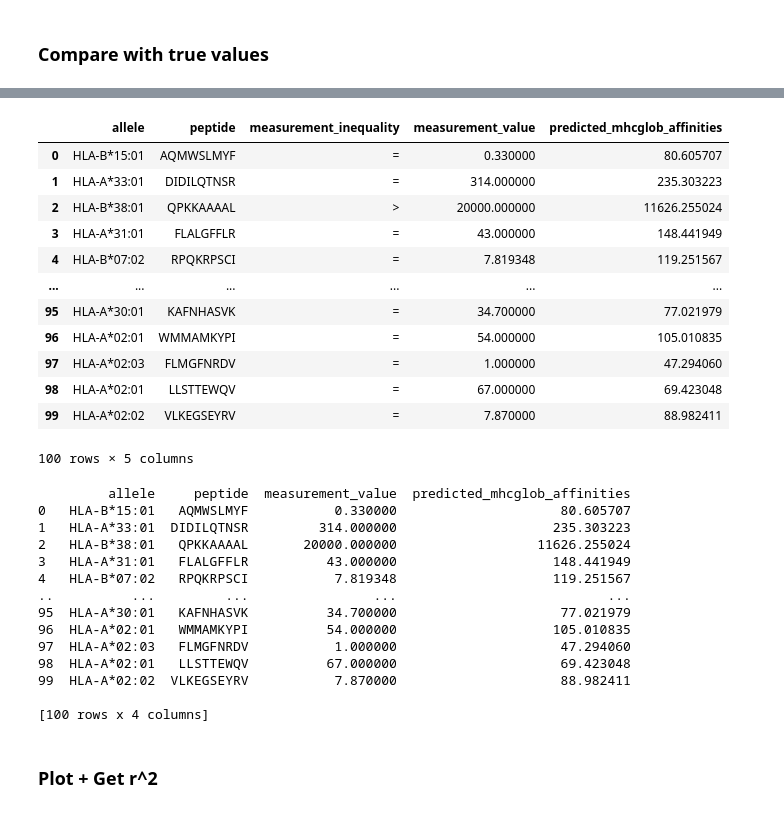
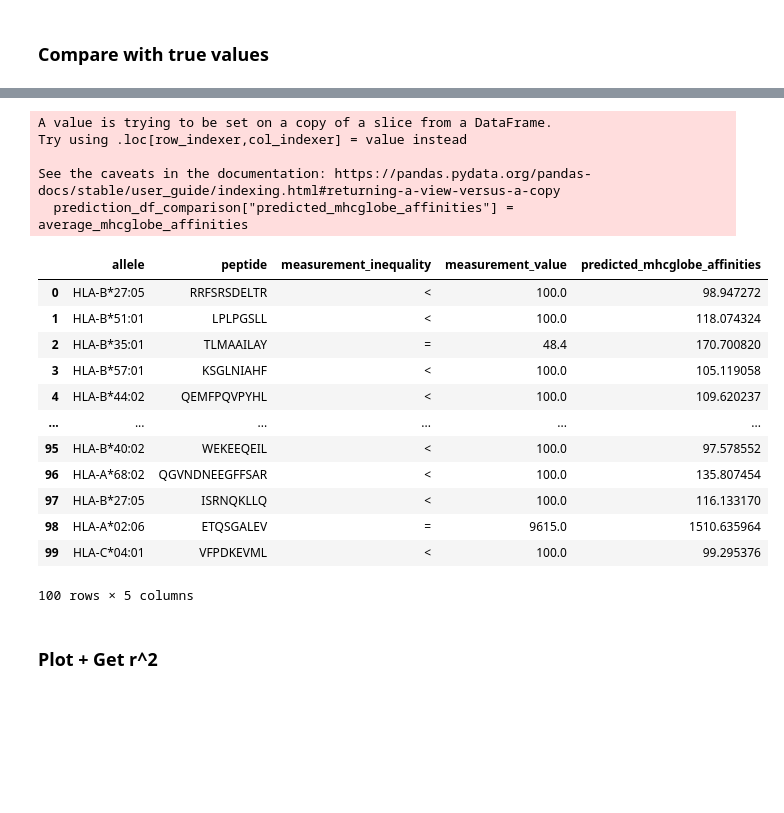
Before and after one commit to prakritipaul/mhcglobe, a Jupyter notebook: prakriti_MHCglobe_code_validation.ipynb, the cells around one changed output, grey strips where cells are left out. Drawn from its saved outputs; the diff is of its cells as text; code cells hidden in the pictures; blank space fills up the shorter version.

```diff
--- a/prakriti_MHCglobe_code_validation.ipynb
+++ b/prakriti_MHCglobe_code_validation.ipynb
@@ -95,7 +178,7 @@ example_data = pd.read_csv(example_binding_data)
 import sequence_functions as seqf
 import binding_affinity as ba
 
-to_predict = example_data
+to_predict = human_pMHC_data_test[["allele", "peptide", "measurement_inequality", "measurement_value"]]
 X = seqf.get_XY(to_predict, encode_type="ONE_HOT", get_Y=False)
 # %%
 def get_prediction_df(new_model, X, to_predict):
@@ -105,7 +188,7 @@ def get_prediction_df(new_model, X, to_predict):
   mhcglobe_scores = mhcglobe_scores.flatten()
   mhcglobe_affinities = list(map(ba.to_ic50, mhcglobe_scores))
 
-  prediction_dict = {"mhcglobe_scores": mhcglobe_scores, "mhcglobe_affinities": mhcglobe_affinities}
+  prediction_dict = {"mhcglobe_affinities": mhcglobe_affinities, "mhcglobe_scores": mhcglobe_scores}
   prediction_df = pd.DataFrame(prediction_dict)
 
   # Munge to_predict so I can correctly concatenate the columns
@@ -195,0 +283,3 @@ Name: mhcglobe_affinities, Length: 100, dtype: float64
+# %%
+all_affinities = pd.concat([mhcglobe_affinities_df1, mhcglobe_affinities_df2, mhcglobe_affinities_df3], axis=1)
+all_affinities.head(5)
@@ -195,0 +293,3 @@ Name: mhcglobe_affinities, Length: 100, dtype: float64
+# %%
+average_mhcglobe_affinities = all_affinities.mean(axis=1)
+average_mhcglobe_affinities.head(5)
@@ -198,39 +314,26 @@ Name: mhcglobe_affinities, Length: 100, dtype: float64
 # %%
-prediction_df_comparison = example_data
-prediction_df_comparison["predicted_mhcglob_affinities"] = average_mhcglobe_affinities
+prediction_df_comparison = human_pMHC_data_test[["allele", "peptide", "measurement_inequality", "measurement_value"]]
+prediction_df_comparison["predicted_mhcglobe_affinities"] = average_mhcglobe_affinities
 prediction_df_comparison
 # %% [output]
+A value is trying to be set on a copy of a slice from a DataFrame.
+Try using .loc[row_indexer,col_indexer] = value instead
+
+See the caveats in the documentation: https://pandas.pydata.org/pandas-docs/stable/user_guide/indexing.html#returning-a-view-versus-a-copy
+  prediction_df_comparison["predicted_mhcglobe_affinities"] = average_mhcglobe_affinities
-|  | allele | peptide | measurement_inequality | measurement_value | predicted_mhcglob_affinities |
-| 0 | HLA-B*15:01 | AQMWSLMYF | = | 0.330000 | 80.605707 |
-| 1 | HLA-A*33:01 | DIDILQTNSR | = | 314.000000 | 235.303223 |
-| 2 | HLA-B*38:01 | QPKKAAAAL | > | 20000.000000 | 11626.255024 |
-| 3 | HLA-A*31:01 | FLALGFFLR | = | 43.000000 | 148.441949 |
-| 4 | HLA-B*07:02 | RPQKRPSCI | = | 7.819348 | 119.251567 |
+|  | allele | peptide | measurement_inequality | measurement_value | predicted_mhcglobe_affinities |
+| 0 | HLA-B*27:05 | RRFSRSDELTR | < | 100.0 | 98.947272 |
+| 1 | HLA-B*51:01 | LPLPGSLL | < | 100.0 | 118.074324 |
+| 2 | HLA-B*35:01 | TLMAAILAY | = | 48.4 | 170.700820 |
+| 3 | HLA-B*57:01 | KSGLNIAHF | < | 100.0 | 105.119058 |
+| 4 | HLA-B*44:02 | QEMFPQVPYHL | < | 100.0 | 109.620237 |
 | ... | ... | ... | ... | ... | ... |
-| 95 | HLA-A*30:01 | KAFNHASVK | = | 34.700000 | 77.021979 |
-| 96 | HLA-A*02:01 | WMMAMKYPI | = | 54.000000 | 105.010835 |
-| 97 | HLA-A*02:03 | FLMGFNRDV | = | 1.000000 | 47.294060 |
-| 98 | HLA-A*02:01 | LLSTTEWQV | = | 67.000000 | 69.423048 |
-| 99 | HLA-A*02:02 | VLKEGSEYRV | = | 7.870000 | 88.982411 |
+| 95 | HLA-B*40:02 | WEKEEQEIL | < | 100.0 | 97.578552 |
+| 96 | HLA-A*68:02 | QGVNDNEEGFFSAR | < | 100.0 | 135.807454 |
+| 97 | HLA-B*27:05 | ISRNQKLLQ | < | 100.0 | 116.133170 |
+| 98 | HLA-A*02:06 | ETQSGALEV | = | 9615.0 | 1510.635964 |
+| 99 | HLA-C*04:01 | VFPDKEVML | < | 100.0 | 99.295376 |
-100 rows × 5 columns
+100 rows × 5 columns
-# %%
-df_filtered = prediction_df_comparison[[col for col in prediction_df_comparison.columns if col != 'measurement_inequality']]
-print(df_filtered)
-# %% [output]
-         allele     peptide  measurement_value  predicted_mhcglob_affinities
-0   HLA-B*15:01   AQMWSLMYF           0.330000                     80.605707
-1   HLA-A*33:01  DIDILQTNSR         314.000000                    235.303223
-2   HLA-B*38:01   QPKKAAAAL       20000.000000                  11626.255024
-3   HLA-A*31:01   FLALGFFLR          43.000000                    148.441949
-4   HLA-B*07:02   RPQKRPSCI           7.819348                    119.251567
-..          ...         ...                ...                           ...
-95  HLA-A*30:01   KAFNHASVK          34.700000                     77.021979
-96  HLA-A*02:01   WMMAMKYPI          54.000000                    105.010835
-97  HLA-A*02:03   FLMGFNRDV           1.000000                     47.294060
-98  HLA-A*02:01   LLSTTEWQV          67.000000                     69.423048
-99  HLA-A*02:02  VLKEGSEYRV           7.870000                     88.982411
-
-[100 rows x 4 columns]
 # %% [markdown]
 ### Plot + Get r^2
 # %%
```
Also changed, not shown: parts of 28 cells of this notebook.
